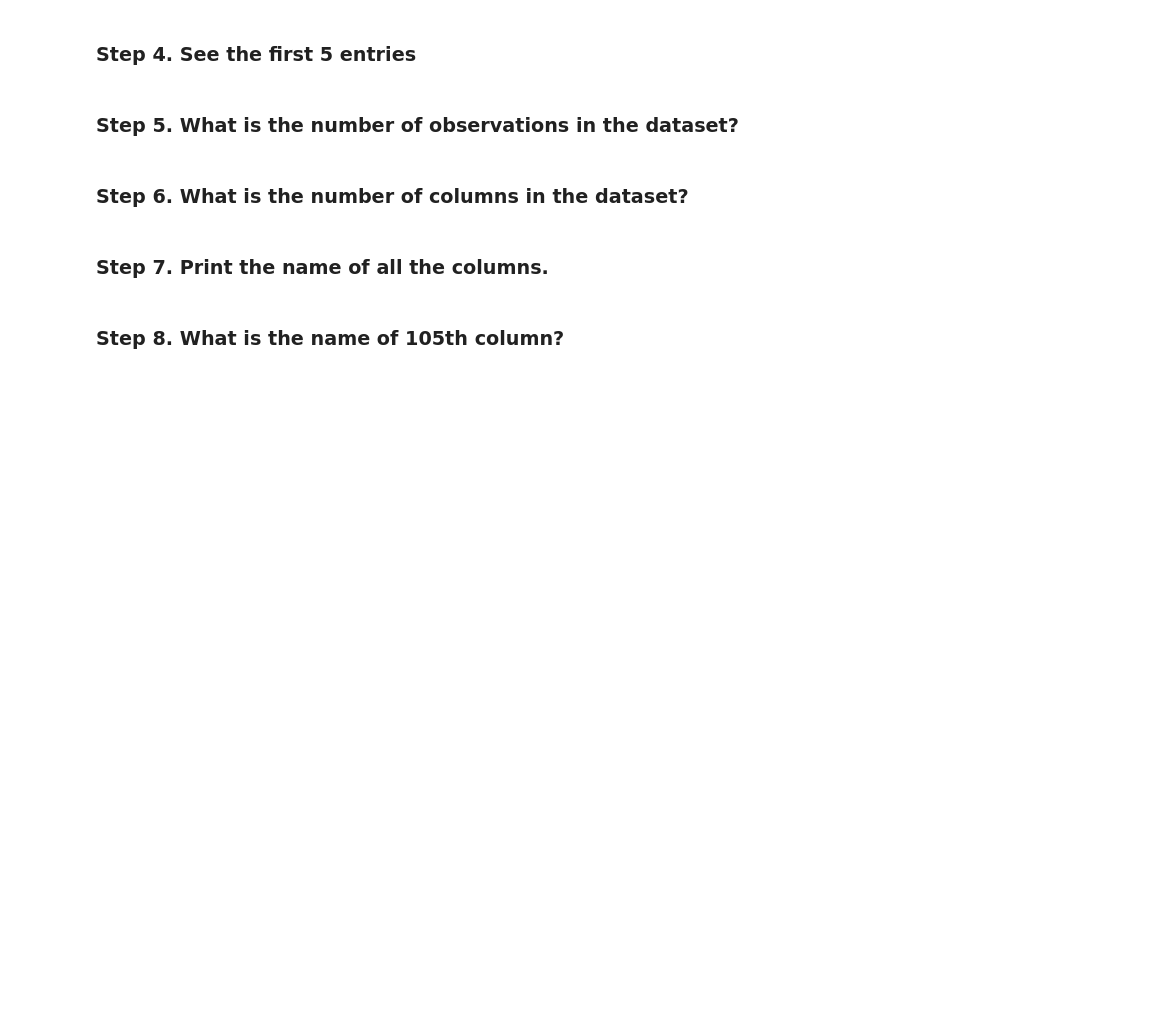
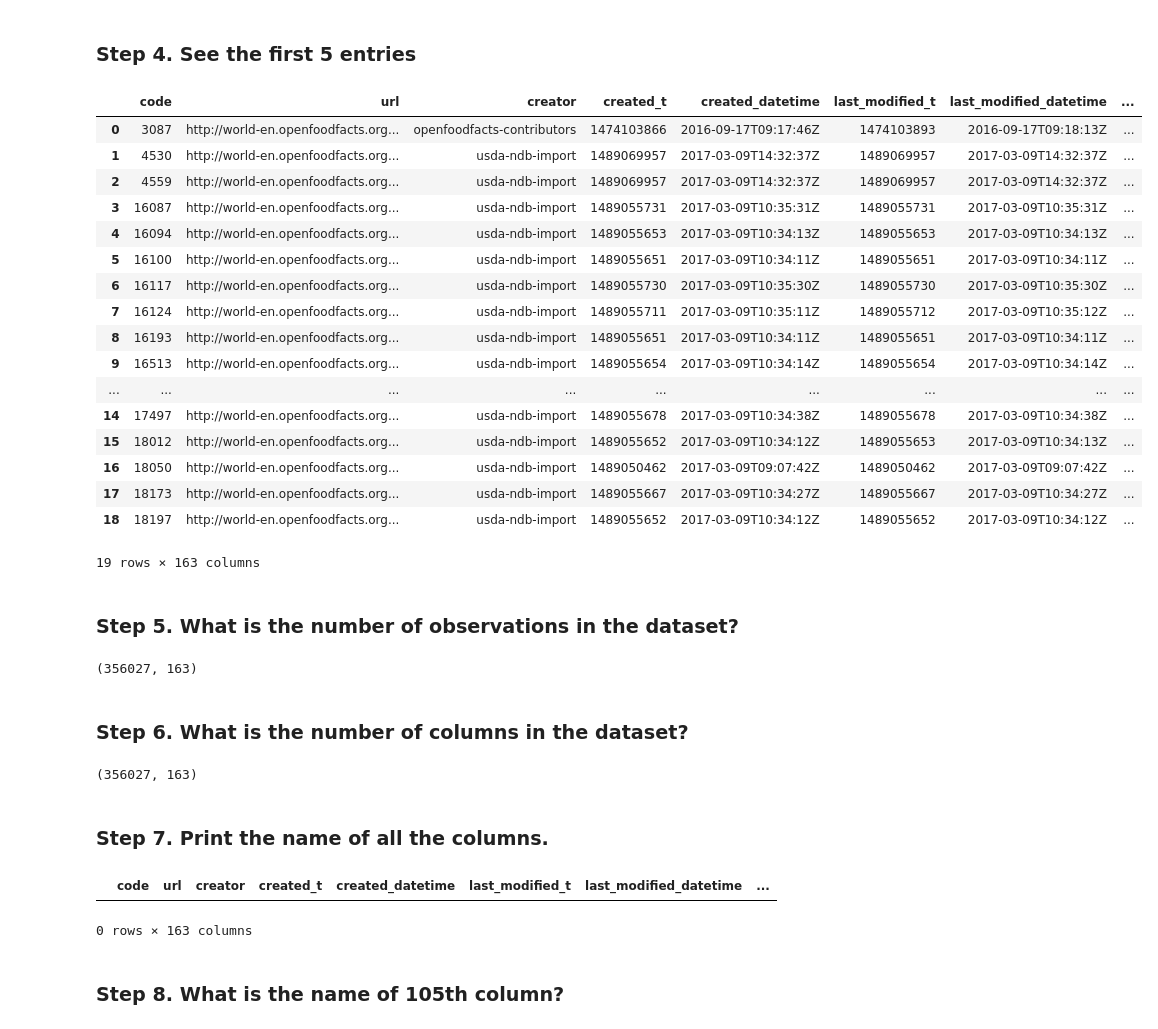
Before and after one commit to VanshKanani3/assigment, a Jupyter notebook: Exercise2.ipynb, the cells around one changed output. Saved outputs shown, nothing was run; the diff lists cells and outputs as text; code cells hidden in the pictures; blank space fills up the shorter version.

```diff
--- a/Exercise2.ipynb
+++ b/Exercise2.ipynb
@@ -4,4 +4,5 @@
 import numpy as np
 import pandas as pd
 # %%
-food_df=pd.read_csv("foodproduct.tsv",sep="\t")
+
+food_df=pd.read_csv("foodproducts.tsv",sep="\t")
@@ -15,11 +24,45 @@ FileNotFoundError: [Errno 2] No such file or directory: 'foodproduct.tsv'
 ### Step 3. Use the tsv file and assign it to a dataframe called food
 # %% [markdown]
 ### Step 4. See the first 5 entries
+# %%
+food_df.head(19)
+# %% [output]
+|  | code | url | creator | created_t | created_datetime | last_modified_t | last_modified_datetime | ... |
+| 0 | 3087 | http://world-en.openfoodfacts.org... | openfoodfacts-contributors | 1474103866 | 2016-09-17T09:17:46Z | 1474103893 | 2016-09-17T09:18:13Z | ... |
+| 1 | 4530 | http://world-en.openfoodfacts.org... | usda-ndb-import | 1489069957 | 2017-03-09T14:32:37Z | 1489069957 | 2017-03-09T14:32:37Z | ... |
+| 2 | 4559 | http://world-en.openfoodfacts.org... | usda-ndb-import | 1489069957 | 2017-03-09T14:32:37Z | 1489069957 | 2017-03-09T14:32:37Z | ... |
+| 3 | 16087 | http://world-en.openfoodfacts.org... | usda-ndb-import | 1489055731 | 2017-03-09T10:35:31Z | 1489055731 | 2017-03-09T10:35:31Z | ... |
+| 4 | 16094 | http://world-en.openfoodfacts.org... | usda-ndb-import | 1489055653 | 2017-03-09T10:34:13Z | 1489055653 | 2017-03-09T10:34:13Z | ... |
+| 5 | 16100 | http://world-en.openfoodfacts.org... | usda-ndb-import | 1489055651 | 2017-03-09T10:34:11Z | 1489055651 | 2017-03-09T10:34:11Z | ... |
+| 6 | 16117 | http://world-en.openfoodfacts.org... | usda-ndb-import | 1489055730 | 2017-03-09T10:35:30Z | 1489055730 | 2017-03-09T10:35:30Z | ... |
+| 7 | 16124 | http://world-en.openfoodfacts.org... | usda-ndb-import | 1489055711 | 2017-03-09T10:35:11Z | 1489055712 | 2017-03-09T10:35:12Z | ... |
+| 8 | 16193 | http://world-en.openfoodfacts.org... | usda-ndb-import | 1489055651 | 2017-03-09T10:34:11Z | 1489055651 | 2017-03-09T10:34:11Z | ... |
+| 9 | 16513 | http://world-en.openfoodfacts.org... | usda-ndb-import | 1489055654 | 2017-03-09T10:34:14Z | 1489055654 | 2017-03-09T10:34:14Z | ... |
+| ... | ... | ... | ... | ... | ... | ... | ... | ... |
+| 14 | 17497 | http://world-en.openfoodfacts.org... | usda-ndb-import | 1489055678 | 2017-03-09T10:34:38Z | 1489055678 | 2017-03-09T10:34:38Z | ... |
+| 15 | 18012 | http://world-en.openfoodfacts.org... | usda-ndb-import | 1489055652 | 2017-03-09T10:34:12Z | 1489055653 | 2017-03-09T10:34:13Z | ... |
+| 16 | 18050 | http://world-en.openfoodfacts.org... | usda-ndb-import | 1489050462 | 2017-03-09T09:07:42Z | 1489050462 | 2017-03-09T09:07:42Z | ... |
+| 17 | 18173 | http://world-en.openfoodfacts.org... | usda-ndb-import | 1489055667 | 2017-03-09T10:34:27Z | 1489055667 | 2017-03-09T10:34:27Z | ... |
+| 18 | 18197 | http://world-en.openfoodfacts.org... | usda-ndb-import | 1489055652 | 2017-03-09T10:34:12Z | 1489055652 | 2017-03-09T10:34:12Z | ... |
+19 rows × 163 columns
 # %% [markdown]
 ### Step 5. What is the number of observations in the dataset?
+# %%
+food_df.shape
+# %% [output]
+(356027, 163)
 # %% [markdown]
 ### Step 6. What is the number of columns in the dataset?
+# %%
+food_df.shape
+# %% [output]
+(356027, 163)
 # %% [markdown]
 ### Step 7. Print the name of all the columns.
+# %%
+food_df.head(0)
+# %% [output]
+|  | code | url | creator | created_t | created_datetime | last_modified_t | last_modified_datetime | ... |
+0 rows × 163 columns
 # %% [markdown]
 ### Step 8. What is the name of 105th column?
```
Also changed, not shown: parts of 6 cells of this notebook.
